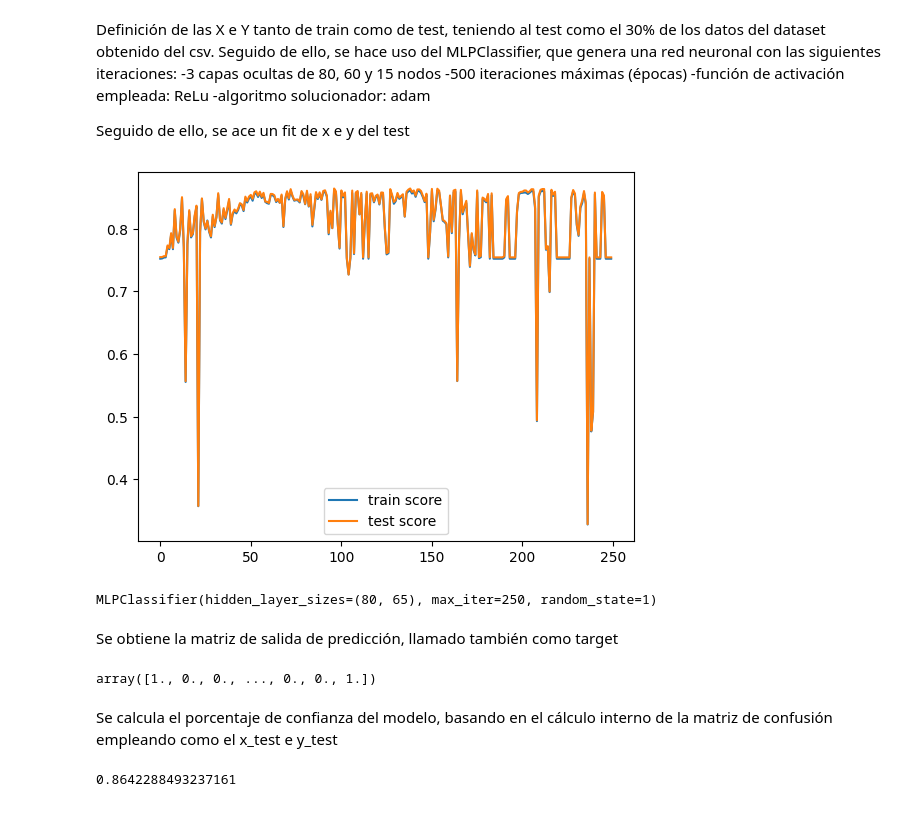
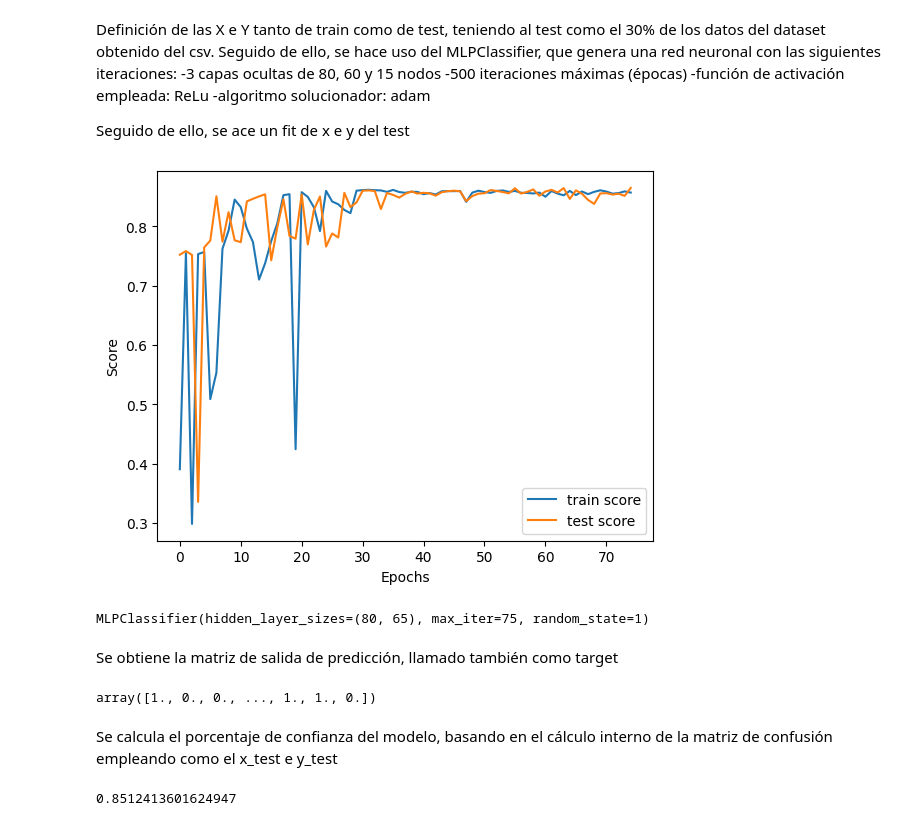
Before and after one commit to new-superuser-alt9193/IA_Avanzada, a Jupyter notebook: model/mlp_model.ipynb, the cells around one changed output. Drawn from its saved outputs; the diff is of its cells as text; code cells hidden in the pictures.

```diff
--- a/model/mlp_model.ipynb
+++ b/model/mlp_model.ipynb
@@ -19,37 +20,40 @@ Definición de las X e Y tanto de train como de test, teniendo al test como el 3
 
 Seguido de ello, se ace un fit de x e y del test
 # %%
-x_train, x_test, y_train, y_test = train_test_split(x,y, test_size= 0.25, random_state= 1)
+x_train, x_test, y_train, y_test = train_test_split(x,y, test_size= 0.20, random_state= 1)
 # %%
-clf = MLPClassifier(hidden_layer_sizes=(80, 65), max_iter=250, activation = 'relu', solver = 'adam', random_state=1, learning_rate_init= 0.001)
+clf = MLPClassifier(hidden_layer_sizes=(80, 65), max_iter=75, activation = 'relu', solver = 'adam', random_state=1, learning_rate_init= 0.001)
 # %%
 train_score = []
 test_score = []
 for i in range (clf.max_iter):
     clf.partial_fit(x_train, y_train, classes = np.unique(y_train))
     train_score.append(clf.score(x_train, y_train))
+    clf.partial_fit(x_test, y_test, classes = np.unique(y_train))
     test_score.append(clf.score(x_test, y_test))
 # %%
 plt.plot(train_score, label ="train score")
 plt.plot(test_score, label = "test score")
+plt.xlabel("Epochs")
+plt.ylabel("Score")
 plt.legend()
 plt.show()
 # %% [output]
-[figure, old version]
+[figure, new version]
 # %%
 clf.fit(x_test, y_test)
 # %% [output]
-MLPClassifier(hidden_layer_sizes=(80, 65), max_iter=250, random_state=1)
+MLPClassifier(hidden_layer_sizes=(80, 65), max_iter=75, random_state=1)
 # %% [markdown]
 Se obtiene la matriz de salida de predicción, llamado también como target
 # %%
 y_pred = clf.predict(x_test)
 y_pred
 # %% [output]
-array([1., 0., 0., ..., 0., 0., 1.])
+array([1., 0., 0., ..., 1., 1., 0.])
 # %% [markdown]
 Se calcula el porcentaje de confianza del modelo, basando en el cálculo interno de la matriz de confusión empleando como el x_test e y_test
 # %%
 clf.score(x_test, y_test)
 # %% [output]
-0.8642288493237161
+0.8512413601624947
```
Also changed, not shown: parts of 4 cells of this notebook.
